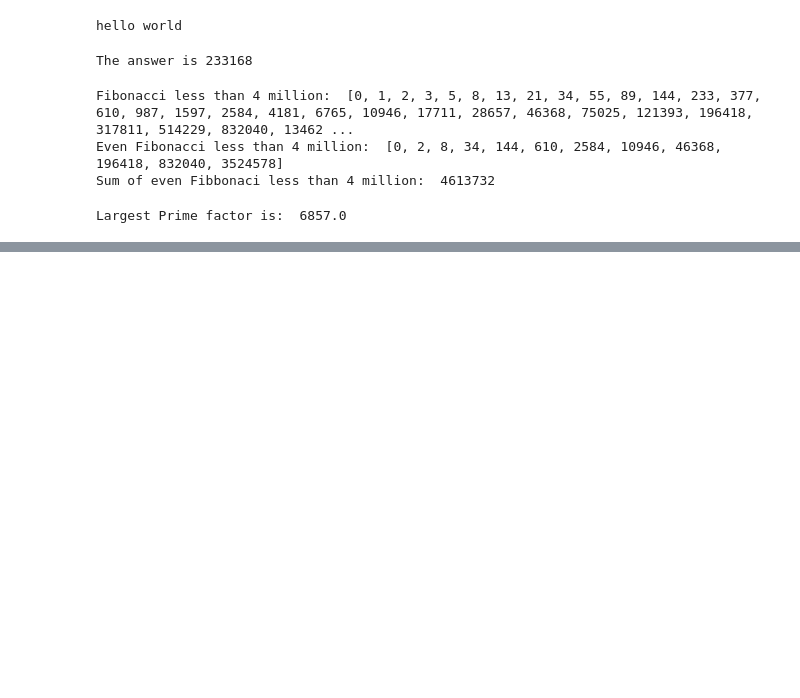
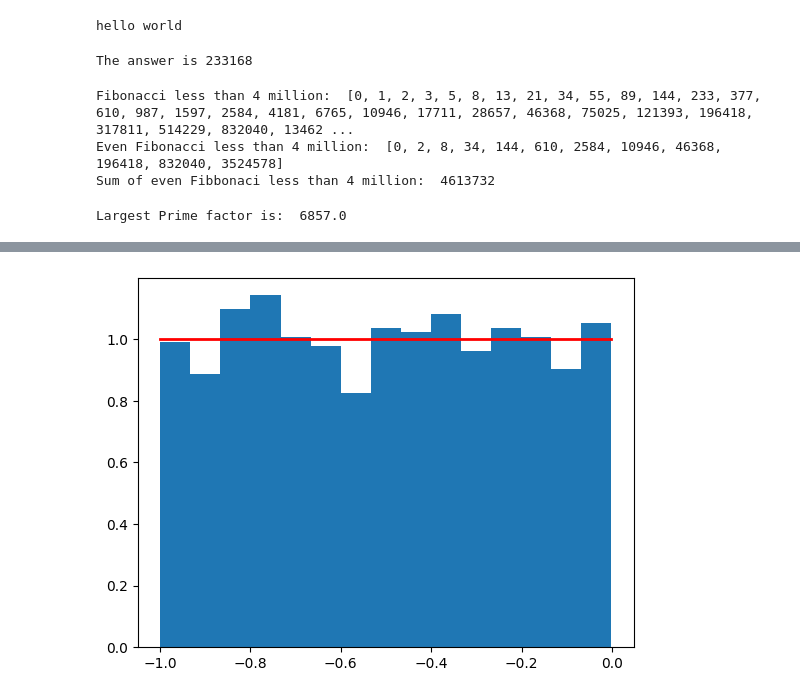
Before and after one commit to ThinkTim21/JupyterNotebookPractice, a Jupyter notebook: Hello_World.ipynb, the cells around one changed output, grey strips where cells are left out. Saved outputs shown, nothing was run; the diff lists cells and outputs as text; code cells hidden in the pictures; blank space fills up the shorter version.

```diff
--- a/Hello_World.ipynb
+++ b/Hello_World.ipynb
@@ -69,0 +96,9 @@ Largest Prime factor is:  6857.0
+# %%
+
+s = np.random.uniform(-1,0,1000)
+
+count, bins, ignored = plt.hist(s, 15, density=True)
+plt.plot(bins, np.ones_like(bins), linewidth=2, color='r')
+plt.show()
+# %% [output]
+[figure, added]
```
Also changed, not shown: parts of 20 cells of this notebook.
